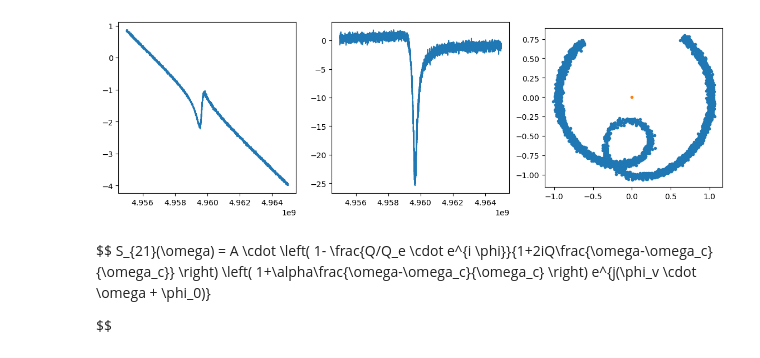
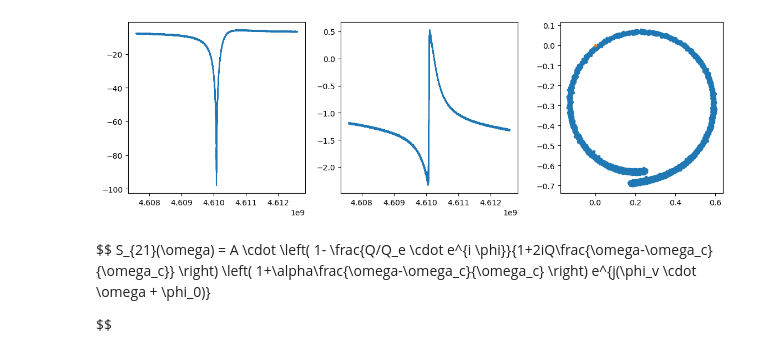
Before and after one commit to jevillegasd/QCharacterization, a Jupyter notebook: E101 resonator_quality.ipynb, the cells around one changed output. Saved outputs shown, nothing was run; the diff lists cells and outputs as text; code cells hidden in the pictures.

```diff
--- a/E101 resonator_quality.ipynb
+++ b/E101 resonator_quality.ipynb
@@ -24,11 +27,11 @@ from datetime import datetime
 params={}
 params['test_date'] = datetime.today().strftime('%Y%m%d_%H%M')
 params['test_type'] = 'resonatorquality'
-params['qubit_name'] = 'R2401_R1'
+params['qubit_name'] = 'Cavity3_etched'
 params['twpa_on'] = twpa_on
-params['vna_power'] = -55   #<-----------------------------
-params['center_freq'] = 4.960e9
-params['span_freq'] = 10 #In MHz
+params['vna_power'] = -60   #<-----------------------------
+params['center_freq'] = 4.610098e9
+params['span_freq'] = 5 #In MHz
 params['flux_curr'] = 0
 params['temp'] = 24.4
 params['comment'] = "Cavity Quality Factor Measuremnt before Annealing \n" +\
@@ -36,22 +39,26 @@ params['comment'] = "Cavity Quality Factor Measuremnt before Annealing \n" +\
                     "# " +\
                     "# Connection Diagram: NA" +\
                     "# \n"
-npoints = 5001
+npoints = 20001
 
 if params['twpa_on']:
     twpa.set_RF(params['twpa_frequency'])
     twpa.set_level(params['twpa_power']) # dBm
 # %%
 #First update the position of the resonance freq
-meas = 'S21'
+import HelpModule  as help
+reload(help)
+
+meas = 'S12'
+format = 'MA'
+
 freqs, mag, phase = meas_spectrum(vna, f_c = params['center_freq'], f_span = params['span_freq'], power = params['vna_power'],
-                                  sleep_t = 25, npoints = npoints, data_format = 'MA', meas = meas)
+                                  sleep_t = 100, npoints = npoints, data_format = format, meas = meas)
 vna.autoscale()
 
-#f_c, Qf, fwhm = Q(freqs,mag, True)
-f_c, _, fwhm = Q(freqs,max(mag)-mag, True) # Measured on trasmission
+f_c, Qf, fwhm = help.Q2(freqs,20*np.log10(mag), format='DB', plot_f=True) # Measured on trasmission
 
 print('Quality Factor: %2.3f'%Qf)
 print('3dB BW: %2.3f kHz'%(fwhm*1e-3))
-print('f_c: %2.3f GHz'%(f_c*1e-9))
+print('f_c: %2.5f GHz'%(f_c*1e-9))
 # %% [output]
@@ -68,27 +66,31 @@ plt.show()
 # %%
 import matplotlib.gridspec as gridspec
 
 angle_rad = np.unwrap(phase*np.pi/180)-np.pi*0.0
+
+
 s21_complex = np.array(mag*np.exp(1j*angle_rad),dtype=np.complex128)#dtype = # 128-bit complex floating-point number
 
 #Plot
 fig = plt.figure(figsize=(14, 4))
 gs = gridspec.GridSpec(1, 3)
 gs.update(wspace=0.2)
-ax2 = plt.subplot(gs[0, 0])
-ax1 = plt.subplot(gs[0, 1])
+ax1 = plt.subplot(gs[0, 0])
+ax2 = plt.subplot(gs[0, 1])
 ax3 = plt.subplot(gs[0, 2])
+
+
+
+ax1.plot(freqs, 20*np.log(np.abs(s21_complex)))
+ax2.plot(freqs, np.unwrap(np.angle(s21_complex)))
 
 ax3.plot(s21_complex.real,s21_complex.imag,'.') #add the data
 ax3.plot(0,0,'.') #add the origin (0,0) point
 ax3.set_aspect('equal')
 
-ax1.plot(freqs, 20*np.log(np.abs(s21_complex)))
-ax2.plot(freqs, np.unwrap(np.angle(s21_complex)))
-
 plt.show()
 # %% [output]
-[figure, old version]
+[figure, new version]
 # %% [markdown]
 $$
     S_{21}(\omega) =  A \cdot \left( 1- \frac{Q/Q_e \cdot e^{i \phi}}{1+2iQ\frac{\omega-\omega_c}{\omega_c}} \right)
```
Also changed, not shown: parts of 9 cells of this notebook, 3 other files.
